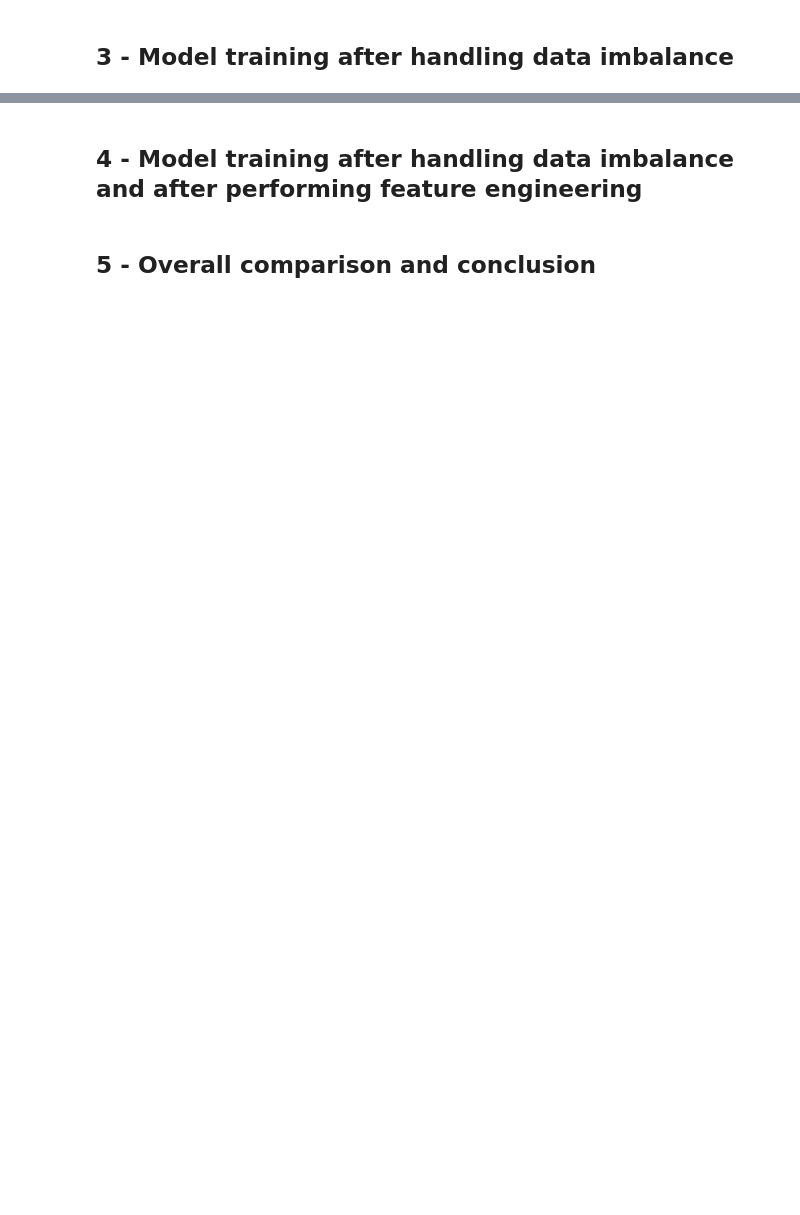
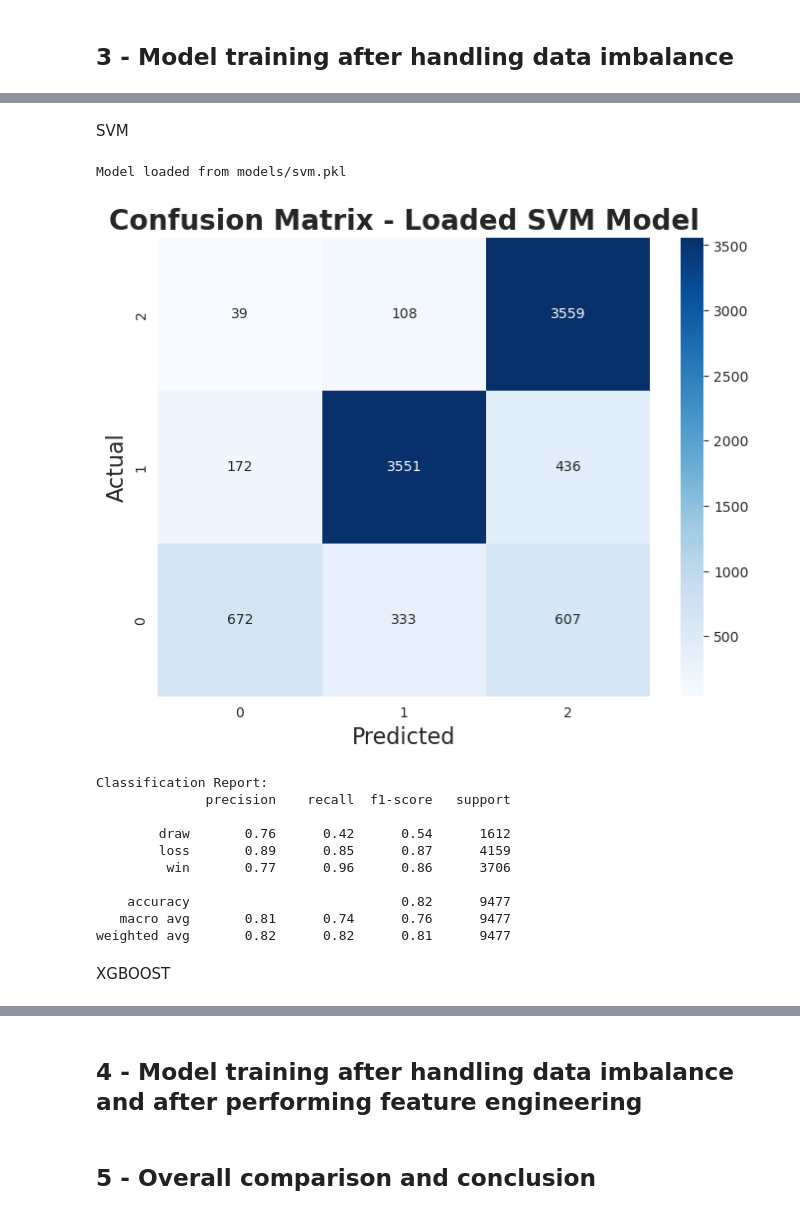
Before and after one commit to ali-hou-supaero/ML_Connect4_Project, a Jupyter notebook: project.ipynb, the cells around one changed output, grey strips where cells are left out. Saved outputs shown, nothing was run; the diff lists cells and outputs as text; code cells hidden in the pictures; blank space fills up the shorter version.

```diff
--- a/project.ipynb
+++ b/project.ipynb
@@ -516,0 +629,70 @@ weighted avg       0.82      0.84      0.81     16890
+# %% [markdown]
+SVM
+# %%
+choice = input("Do you want to train the SVM model or load it? (type 'train' or 'load'): ").strip().lower()
+model_name = input("Enter SVM model filename to create or load (e.g., svm.pkl): ").strip()
+
+model_path = os.path.join("models", model_name)
+
+if choice == 'train':
+
+    print("########### Training model ###########")
+
+    # Define the parameter grid for SVM
+    param_grid_svm = {
+        # 'C': [0.1, 1.0, 10.0],  # Regularization parameter
+        # 'kernel': ['rbf', 'poly', 'sigmoid']
+        'C': [10.0],
+        'kernel': ['poly']
+    }
+
+    # Initialize the classifier
+    svm = SVC(random_state=42)
+
+    # Initialize GridSearchCV for SVM
+    grid_search_svm = GridSearchCV(estimator=svm, param_grid=param_grid_svm, cv=5, n_jobs=-1, verbose=3)
+
+    # Perform grid search for SVM
+    grid_search_svm.fit(X_train, y_train)
+    print("########### Training complete ###########")
+
+    # Save or overwrite
+    joblib.dump(grid_search_svm.best_estimator_, model_path)
+    print(f"Model saved to {model_path}\n")
+
+    print(f"Best parameters for SVM: {grid_search_svm.best_params_}")
+    print(f"Best score for SVM: {grid_search_svm.best_score_}")
+
+    # Evaluate the best SVM model on the test set
+    best_svm = grid_search_svm.best_estimator_
+    y_pred_svm = best_svm.predict(X_test)
+
+    performance_display(y_test, y_pred_svm, "SVM")
+
+elif choice == 'load':
+    if os.path.exists(model_path):
+        model = joblib.load(model_path)
+        print(f"Model loaded from {model_path}")
+        y_pred_svm = model.predict(X_test)
+        performance_display(y_test, y_pred_svm, "Loaded SVM Model")
+
+    else:
+        print(f"No model found at {model_path}. Please train it first.")
+
+else:
+    print("Invalid choice. Please type 'train' or 'load'.")
+# %% [output]
+Model loaded from models/svm.pkl
+[figure, added]
+Classification Report:
+              precision    recall  f1-score   support
+
+        draw       0.76      0.42      0.54      1612
+        loss       0.89      0.85      0.87      4159
+         win       0.77      0.96      0.86      3706
+
+    accuracy                           0.82      9477
+   macro avg       0.81      0.74      0.76      9477
+weighted avg       0.82      0.82      0.81      9477
+# %% [markdown]
+XGBOOST
```
Also changed, not shown: parts of 10 cells of this notebook.
